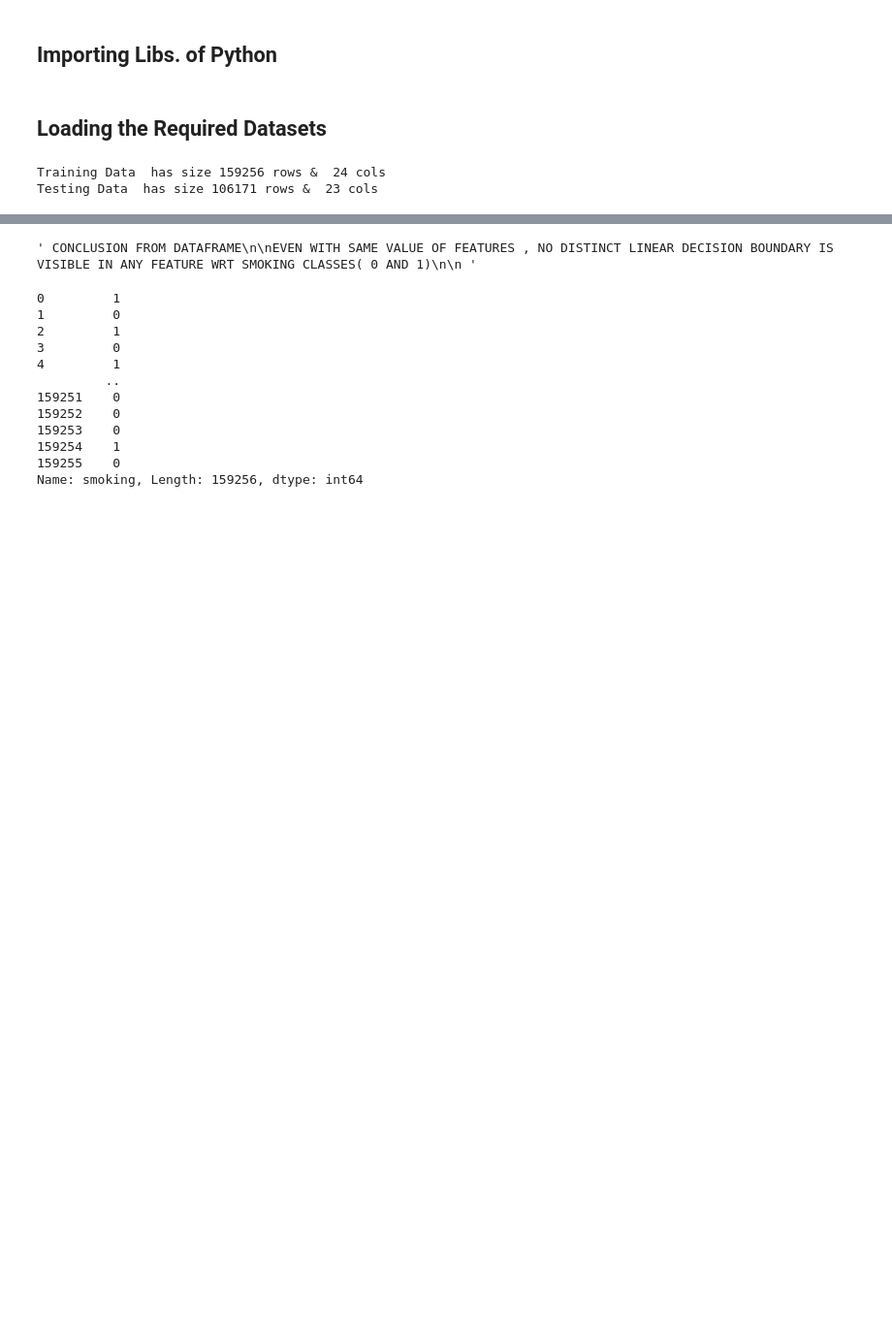
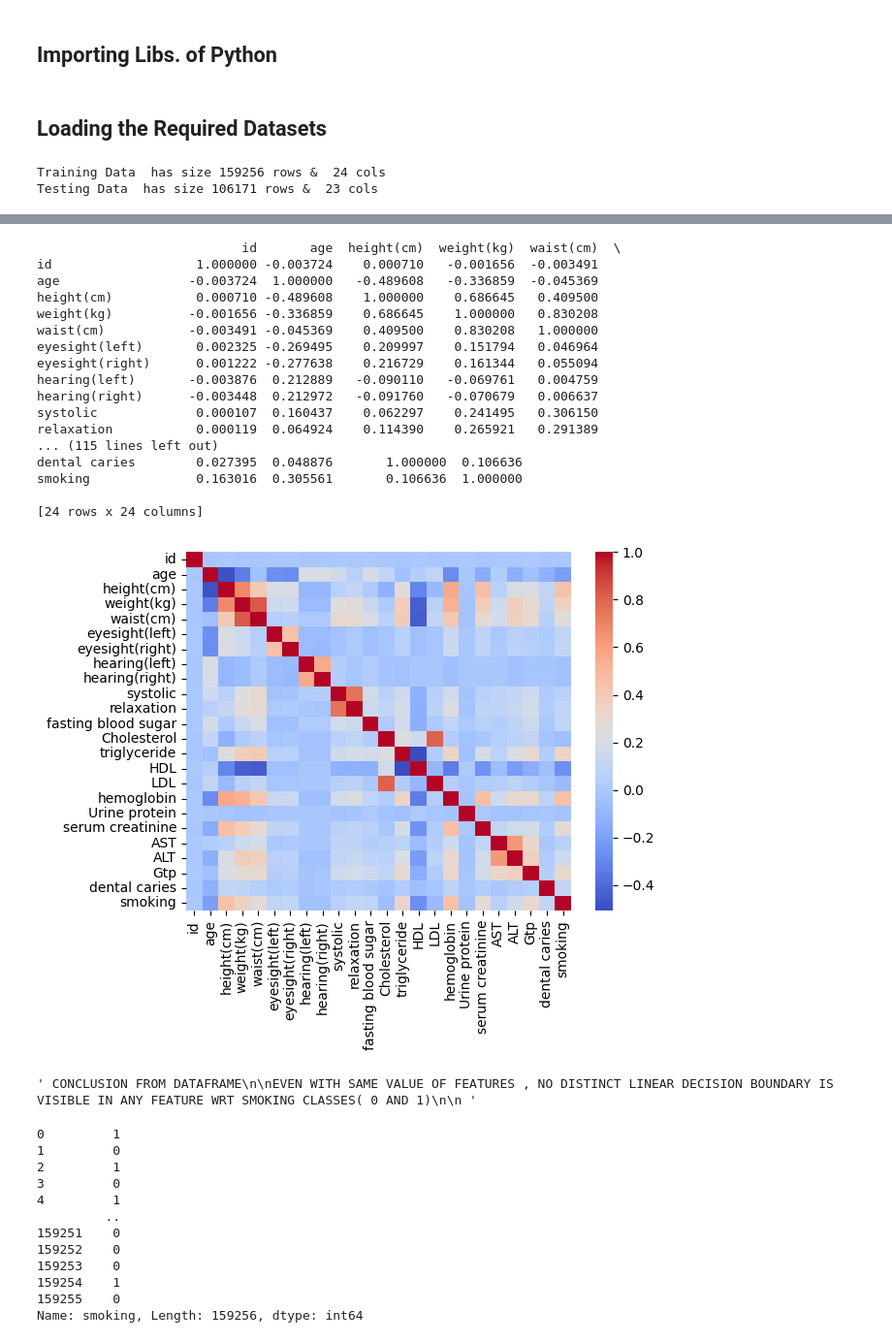
Before and after one commit to hecker1002/Smoke-Status-project, a Jupyter notebook: Smoke Status.ipynb, the cells around one changed output, grey strips where cells are left out. Shown at 97% size. Cells and saved outputs as stored; diff of their text form; code cells hidden in the pictures; blank space fills up the shorter version.

```diff
--- a/Smoke Status.ipynb
+++ b/Smoke Status.ipynb
@@ -129,3 +112,61 @@ smoking              0.059394  0.163016  0.305561       0.106636  1.000000
+# %%
+'''  Removing outliers from the data '''
+
+
+
+# Create or load your DataFrame, e.g., df
+# df = pd.read_csv('your_data.csv')
+
+# Define a function to remove outliers using IQR
+def remove_outliers_iqr(df, threshold=1.5):
+    # Create an empty DataFrame to store the cleaned data
+    cleaned_df = pd.DataFrame()
+
+    # Iterate through each column in the DataFrame
+    for column in df.columns:
+        if pd.api.types.is_numeric_dtype(df[column]):
+            Q1 = df[column].quantile(0.25)
+            Q3 = df[column].quantile(0.75)
+            IQR = Q3 - Q1
+
+            lower_bound = Q1 - threshold * IQR
+            upper_bound = Q3 + threshold * IQR
+
+            # Filter the DataFrame to retain non-outliers for this column
+            df_no_outliers = df[(df[column] >= lower_bound) & (df[column] <= upper_bound)]
+
+            # Append the non-outlier data to the cleaned DataFrame
+            cleaned_df = df_no_outliers
+
+    return pd.DataFrame(cleaned_df)
+
+# Apply the function to remove outliers from all numeric columns
+train_data = remove_outliers_iqr(train_data)
+test_data = remove_outliers_iqr(test_data)
+
+sns.heatmap(train_data.corr() , cmap = "coolwarm")
+cor = (train_data.corr())
+print(cor)
+# High Corr of smoking with -> hameogobin , heigh and weight
+# %% [output]
+                           id       age  height(cm)  weight(kg)  waist(cm)  \
+id                   1.000000 -0.003724    0.000710   -0.001656  -0.003491
+age                 -0.003724  1.000000   -0.489608   -0.336859  -0.045369
+height(cm)           0.000710 -0.489608    1.000000    0.686645   0.409500
+weight(kg)          -0.001656 -0.336859    0.686645    1.000000   0.830208
+waist(cm)           -0.003491 -0.045369    0.409500    0.830208   1.000000
+eyesight(left)       0.002325 -0.269495    0.209997    0.151794   0.046964
+eyesight(right)      0.001222 -0.277638    0.216729    0.161344   0.055094
+hearing(left)       -0.003876  0.212889   -0.090110   -0.069761   0.004759
+hearing(right)      -0.003448  0.212972   -0.091760   -0.070679   0.006637
+systolic             0.000107  0.160437    0.062297    0.241495   0.306150
+relaxation           0.000119  0.064924    0.114390    0.265921   0.291389
+... (115 lines left out)
+dental caries        0.027395  0.048876       1.000000  0.106636
+smoking              0.163016  0.305561       0.106636  1.000000
+
+[24 rows x 24 columns]
+[figure, added]
 # %%
 ''' CONCLUSION FROM DATAFRAME
 
```
Also changed, not shown: parts of 41 cells of this notebook, 3 other files.
